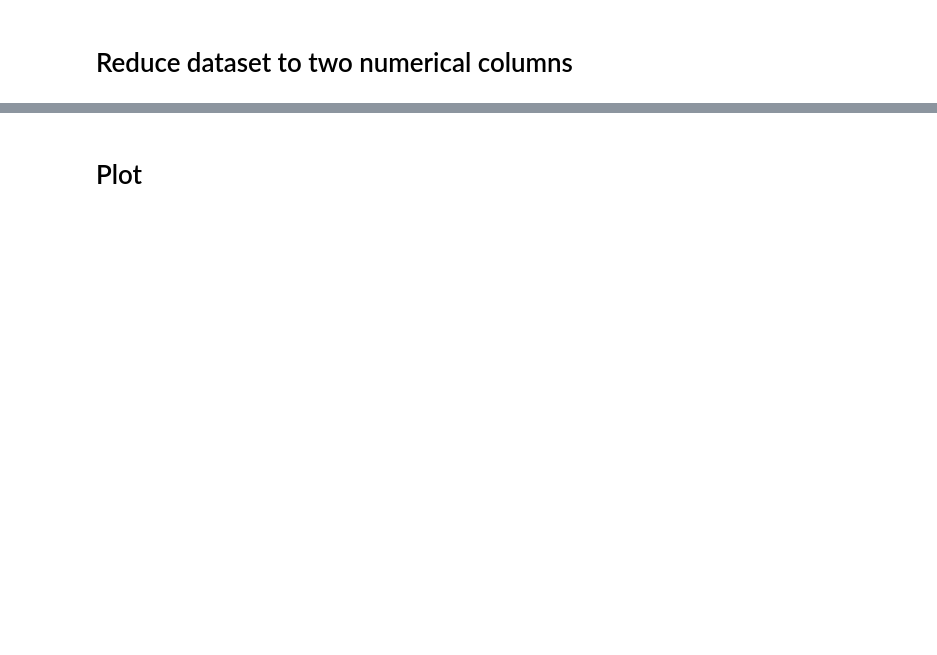
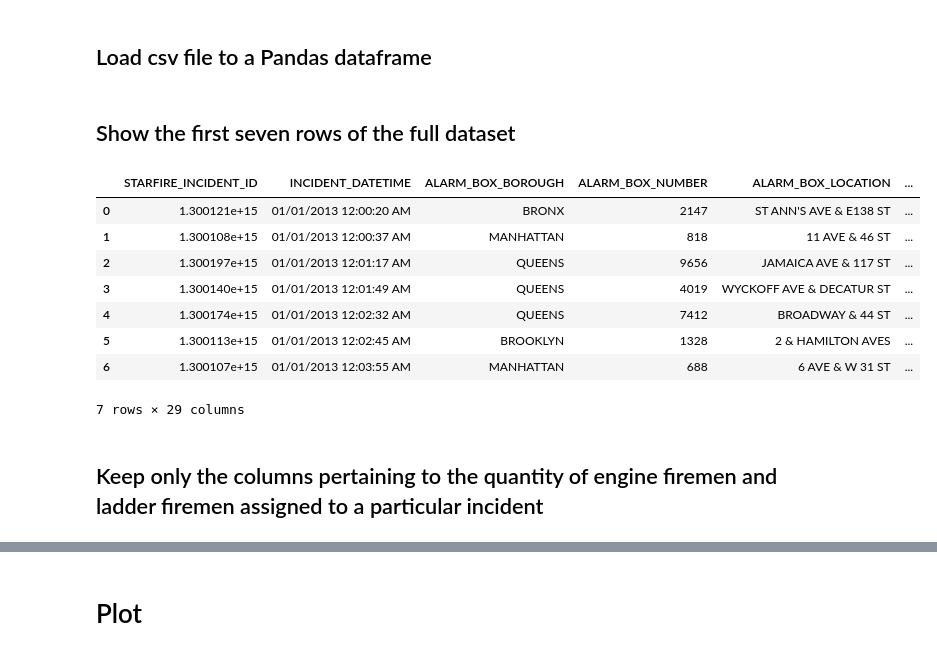
Before and after one commit to jinalklaulitz/PUI2018_msm796, a Jupyter notebook: HW3_msm796/Assignment_2_msm796.ipynb, the cells around one changed output, grey strips where cells are left out. Saved outputs shown, nothing was run; the diff lists cells and outputs as text; code cells hidden in the pictures; blank space fills up the shorter version.

```diff
--- a/HW3_msm796/Assignment_2_msm796.ipynb
+++ b/HW3_msm796/Assignment_2_msm796.ipynb
@@ -91,4 +70,20 @@ The dataset is being unzipped in the same folder (PUIdata)
+# %% [markdown]
+## Load csv file to a Pandas dataframe
 # %%
-yellow_frame=pd.read_csv(puidata+'/yellow_tripdata_2015-01-06.csv',encoding='utf-8')
+fire_frame=pd.read_csv(puidata+'/dataset_fire.csv',encoding='utf-8')
-# %% [markdown]
-# Reduce dataset to two numerical columns
+# %% [markdown]
+## Show the first seven rows of the full dataset
+# %%
+fire_frame.head(7)
+# %% [output]
+|  | STARFIRE_INCIDENT_ID | INCIDENT_DATETIME | ALARM_BOX_BOROUGH | ALARM_BOX_NUMBER | ALARM_BOX_LOCATION | ... |
+| 0 | 1.300121e+15 | 01/01/2013 12:00:20 AM | BRONX | 2147 | ST ANN'S AVE & E138 ST | ... |
+| 1 | 1.300108e+15 | 01/01/2013 12:00:37 AM | MANHATTAN | 818 | 11 AVE & 46 ST | ... |
+| 2 | 1.300197e+15 | 01/01/2013 12:01:17 AM | QUEENS | 9656 | JAMAICA AVE & 117 ST | ... |
+| 3 | 1.300140e+15 | 01/01/2013 12:01:49 AM | QUEENS | 4019 | WYCKOFF AVE & DECATUR ST | ... |
+| 4 | 1.300174e+15 | 01/01/2013 12:02:32 AM | QUEENS | 7412 | BROADWAY & 44 ST | ... |
+| 5 | 1.300113e+15 | 01/01/2013 12:02:45 AM | BROOKLYN | 1328 | 2 & HAMILTON AVES | ... |
+| 6 | 1.300107e+15 | 01/01/2013 12:03:55 AM | MANHATTAN | 688 | 6 AVE & W 31 ST | ... |
+7 rows × 29 columns
+# %% [markdown]
+## Keep only the columns pertaining to the quantity of engine firemen and ladder firemen assigned to a particular incident
```
Also changed, not shown: parts of 35 cells of this notebook.
